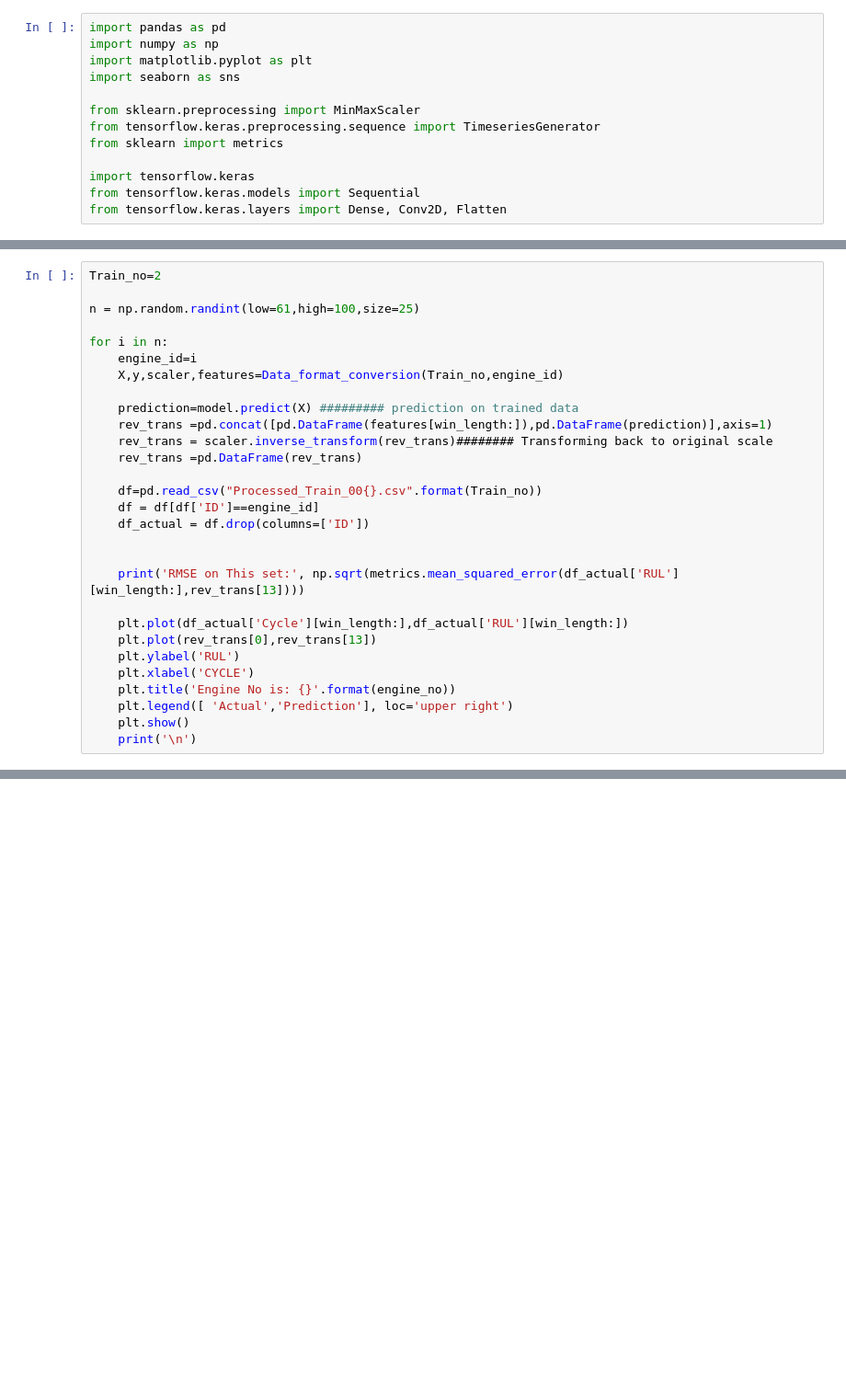
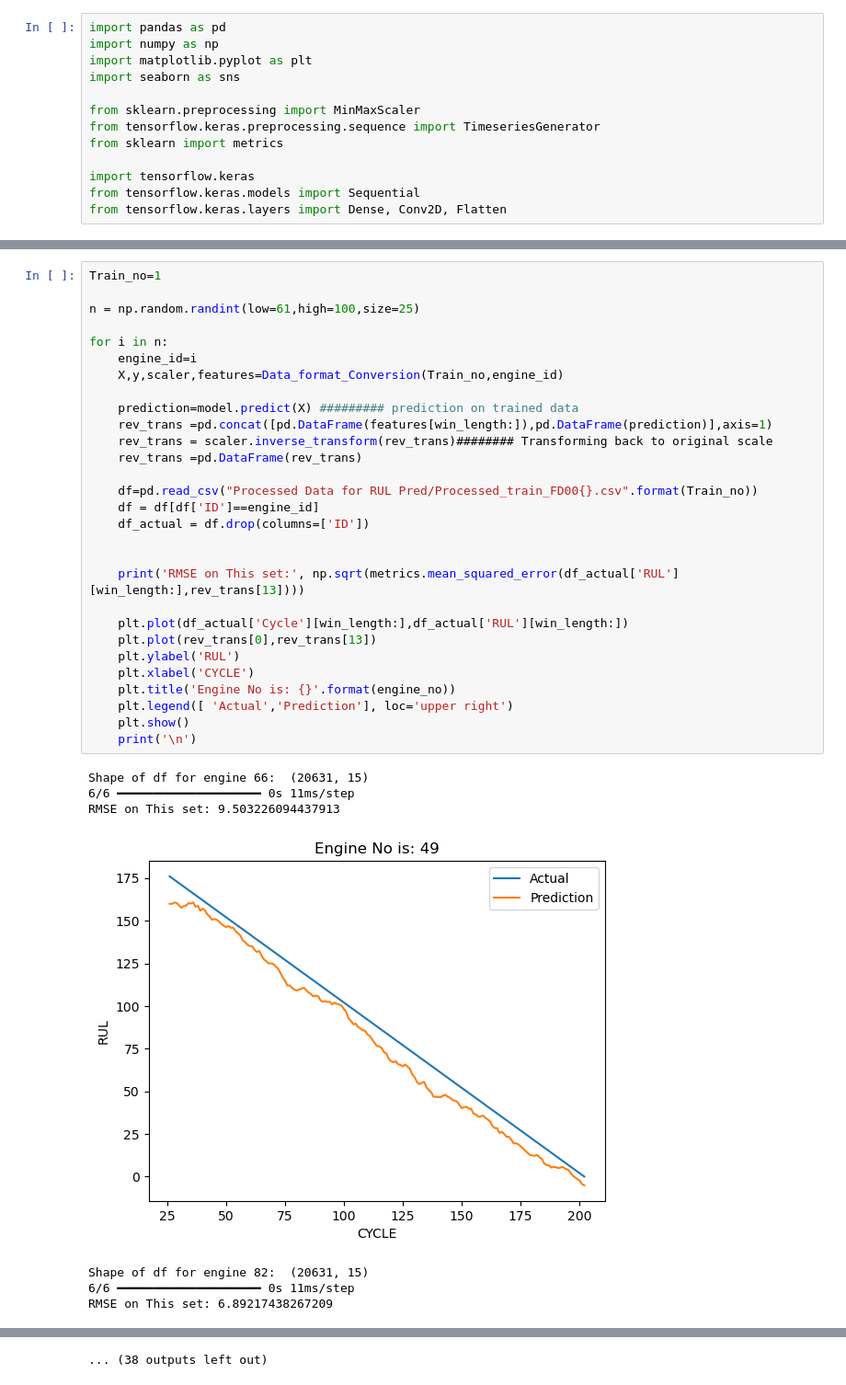
Before and after one commit to ayushji7420/NASA-C-MAPSS-Jet-Engine-Analysis, a Jupyter notebook: NASA CMAPSS Data Analysis/Training_with_Processed_Data.ipynb, the cells around one changed output, grey strips where cells are left out. Shown at 92% size. Cells and saved outputs as stored; diff of their text form; blank space fills up the shorter version.

```diff
--- a/NASA CMAPSS Data Analysis/Training_with_Processed_Data.ipynb
+++ b/NASA CMAPSS Data Analysis/Training_with_Processed_Data.ipynb
@@ -95,29 +128,37 @@ for i in m:
 # %%
-Train_no=2
+Train_no=1
 
 n = np.random.randint(low=61,high=100,size=25)
 
 for i in n:
     engine_id=i
-    X,y,scaler,features=Data_format_conversion(Train_no,engine_id)
+    X,y,scaler,features=Data_format_Conversion(Train_no,engine_id)
 
     prediction=model.predict(X) ######### prediction on trained data
     rev_trans =pd.concat([pd.DataFrame(features[win_length:]),pd.DataFrame(prediction)],axis=1)
     rev_trans = scaler.inverse_transform(rev_trans)######## Transforming back to original scale
     rev_trans =pd.DataFrame(rev_trans)
 
-    df=pd.read_csv("Processed_Train_00{}.csv".format(Train_no))
+    df=pd.read_csv("Processed Data for RUL Pred/Processed_train_FD00{}.csv".format(Train_no))
     df = df[df['ID']==engine_id]
     df_actual = df.drop(columns=['ID'])
 
 
     print('RMSE on This set:', np.sqrt(metrics.mean_squared_error(df_actual['RUL'][win_length:],rev_trans[13])))
 
     plt.plot(df_actual['Cycle'][win_length:],df_actual['RUL'][win_length:])
     plt.plot(rev_trans[0],rev_trans[13])
     plt.ylabel('RUL')
     plt.xlabel('CYCLE')
     plt.title('Engine No is: {}'.format(engine_no))
     plt.legend([ 'Actual','Prediction'], loc='upper right')
     plt.show()
     print('\n')
+# %% [output]
+Shape of df for engine 66:  (20631, 15)
+6/6 ━━━━━━━━━━━━━━━━━━━━ 0s 11ms/step
+RMSE on This set: 9.503226094437913
+[figure, added]
+Shape of df for engine 82:  (20631, 15)
+6/6 ━━━━━━━━━━━━━━━━━━━━ 0s 11ms/step
+RMSE on This set: 6.89217438267209
@@ -123,0 +182 @@ for i in n:
+... (38 outputs left out)
```
Also changed, not shown: parts of 5 cells of this notebook.
